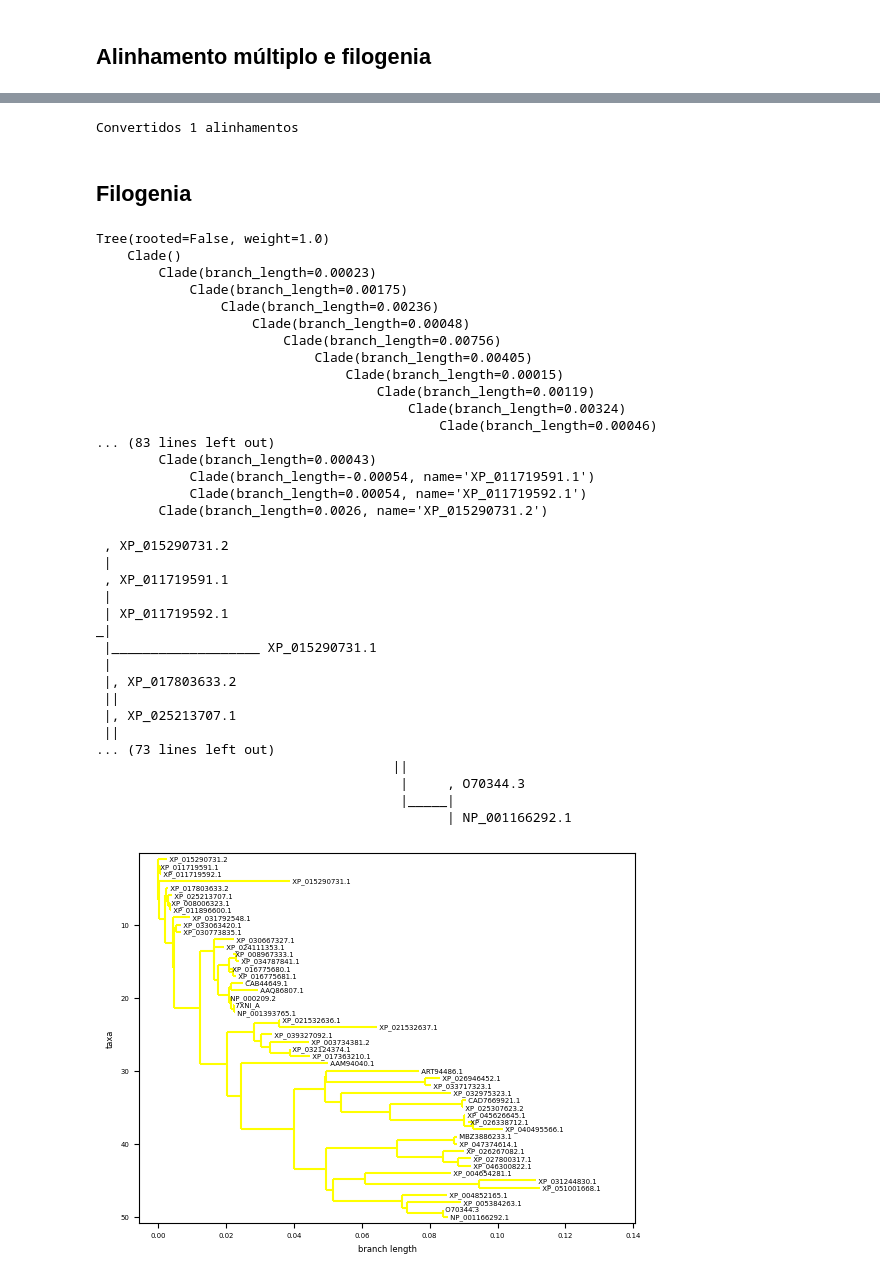
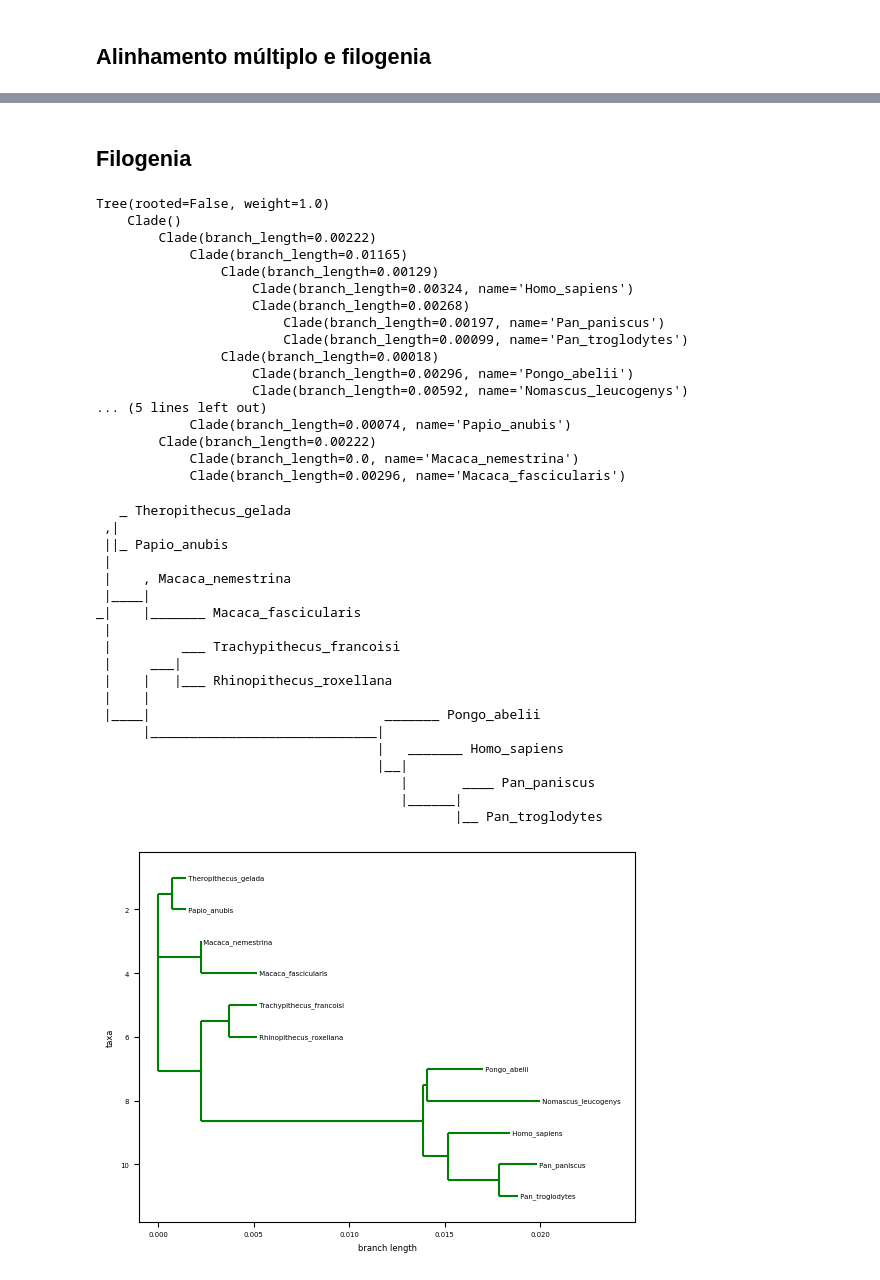
Before and after one commit to Apolinario8/Labs, a Jupyter notebook: KCNQ1/Alinhamento Multiplo_ Filogenia.ipynb, the cells around one changed output, grey strips where cells are left out. Drawn from its saved outputs; the diff is of its cells as text; code cells hidden in the pictures.

Commit message:
alignment KCNQ1

```diff
--- a/KCNQ1/Alinhamento Multiplo_ Filogenia.ipynb
+++ b/KCNQ1/Alinhamento Multiplo_ Filogenia.ipynb
@@ -109,75 +109,71 @@ Y     0.0   216.0     0.0    24.5     0.0     0.0    66.0     0.0     0.0     0.
-# %%
-#converter formatos
-count = AlignIO.convert("BlastpKCNQ1.aln", "clustal","BlastpKCNQ1.sth", "stockholm")
-print ("Convertidos %i alinhamentos" % count )
-# %% [output]
-Convertidos 1 alinhamentos
 # %% [markdown]
 ## Filogenia
 # %%
 #árvore
 from Bio import Phylo
-tree = Phylo.read("BlastpKCNQ1.dnd", "newick")
+tree = Phylo.read("homologosKCNQ1.dnd", "newick")
 print(tree)
 # %% [output]
 Tree(rooted=False, weight=1.0)
     Clade()
-        Clade(branch_length=0.00023)
-            Clade(branch_length=0.00175)
-                Clade(branch_length=0.00236)
-                    Clade(branch_length=0.00048)
-                        Clade(branch_length=0.00756)
-                            Clade(branch_length=0.00405)
-                                Clade(branch_length=0.00015)
-                                    Clade(branch_length=0.00119)
-                                        Clade(branch_length=0.00324)
-                                            Clade(branch_length=0.00046)
-... (83 lines left out)
-        Clade(branch_length=0.00043)
-            Clade(branch_length=-0.00054, name='XP_011719591.1')
-            Clade(branch_length=0.00054, name='XP_011719592.1')
-        Clade(branch_length=0.0026, name='XP_015290731.2')
+        Clade(branch_length=0.00222)
+            Clade(branch_length=0.01165)
+                Clade(branch_length=0.00129)
+                    Clade(branch_length=0.00324, name='Homo_sapiens')
+                    Clade(branch_length=0.00268)
+                        Clade(branch_length=0.00197, name='Pan_paniscus')
+                        Clade(branch_length=0.00099, name='Pan_troglodytes')
+                Clade(branch_length=0.00018)
+                    Clade(branch_length=0.00296, name='Pongo_abelii')
+                    Clade(branch_length=0.00592, name='Nomascus_leucogenys')
+... (5 lines left out)
+            Clade(branch_length=0.00074, name='Papio_anubis')
+        Clade(branch_length=0.00222)
+            Clade(branch_length=0.0, name='Macaca_nemestrina')
+            Clade(branch_length=0.00296, name='Macaca_fascicularis')
 # %%
 #versão gráfica da árvore
 from Bio import Phylo
 
 import matplotlib.pyplot as plt
 
 
 
 plt.rc('font', size= 5)
 plt.rc('axes', titlesize=5)
 plt.rc('axes', labelsize=6)
 plt.rc('xtick', labelsize=5)
 plt.rc('ytick', labelsize=5)
 plt.rc('legend', fontsize=5)
 plt.rc('figure', titlesize=13)
 
-alignment = open("BlastpKCNQ1.dnd")
+alignment = open("homologosKCNQ1.dnd")
 tree = Phylo.read(alignment, 'newick')
 tree.ladderize()
 Phylo.draw_ascii(tree)
 
 tree = tree.as_phyloxml()
 tree.ladderize()
-tree.root.color = "yellow"
+tree.root.color = "green"
 Phylo.draw(tree)
 # %% [output]
- , XP_015290731.2
+   _ Theropithecus_gelada
+ ,|
+ ||_ Papio_anubis
  |
- , XP_011719591.1
+ |    , Macaca_nemestrina
+ |____|
+_|    |_______ Macaca_fascicularis
  |
- | XP_011719592.1
-_|
- |___________________ XP_015290731.1
- |
- |, XP_017803633.2
- ||
- |, XP_025213707.1
- ||
-... (73 lines left out)
-                                      ||
-                                       |     , O70344.3
-                                       |_____|
-                                             | NP_001166292.1
+ |         ___ Trachypithecus_francoisi
+ |     ___|
+ |    |   |___ Rhinopithecus_roxellana
+ |    |
+ |____|                              _______ Pongo_abelii
+      |_____________________________|
+                                    |   _______ Homo_sapiens
+                                    |__|
+                                       |       ____ Pan_paniscus
+                                       |______|
+                                              |__ Pan_troglodytes
-[figure, old version]
+[figure, new version]
```
Also changed, not shown: parts of 4 cells of this notebook, 8 other files.
